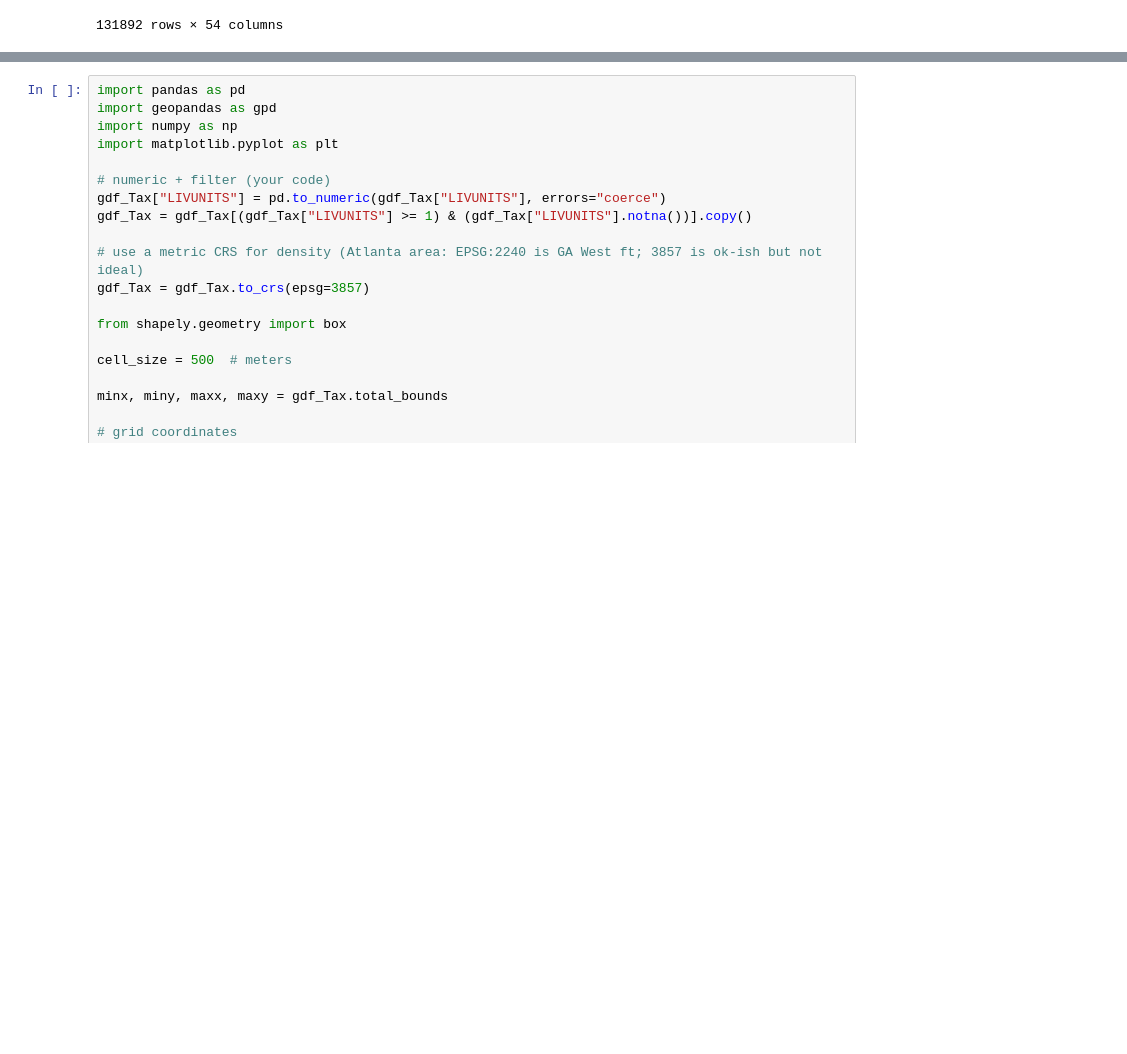
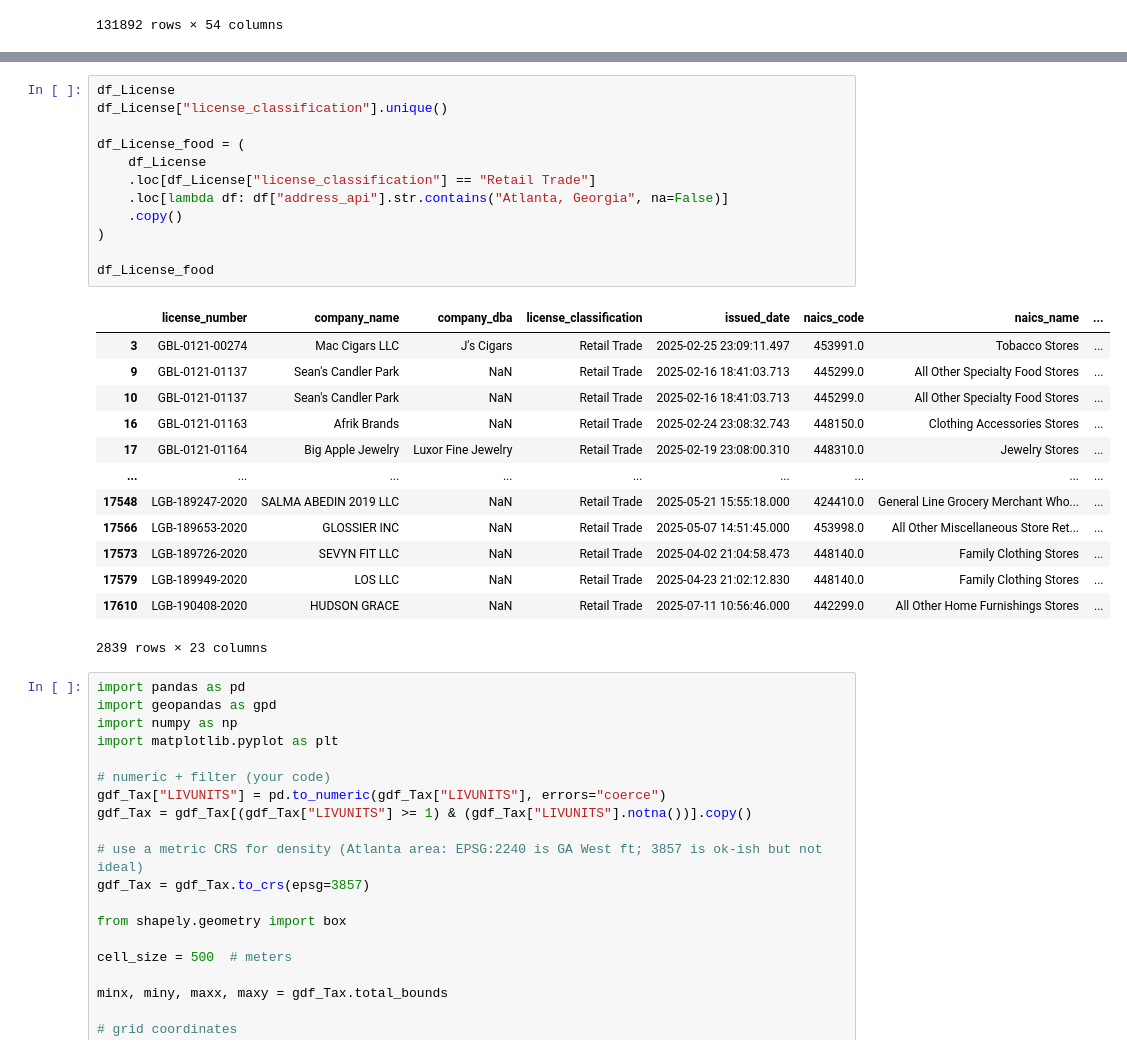
Before and after one commit to UhanWu/Invest-Atlanta, a Jupyter notebook: analysis-1.ipynb, the cells around one changed output, grey strips where cells are left out. Saved outputs shown, nothing was run; the diff lists cells and outputs as text; blank space fills up the shorter version.

```diff
--- a/analysis-1.ipynb
+++ b/analysis-1.ipynb
@@ -131,3 +192,29 @@ gdf_Tax
+# %%
+df_License
+df_License["license_classification"].unique()
+
+df_License_food = (
+    df_License
+    .loc[df_License["license_classification"] == "Retail Trade"]
+    .loc[lambda df: df["address_api"].str.contains("Atlanta, Georgia", na=False)]
+    .copy()
+)
+
+df_License_food
+# %% [output]
+|  | license_number | company_name | company_dba | license_classification | issued_date | naics_code | naics_name | ... |
+| 3 | GBL-0121-00274 | Mac Cigars LLC | J's Cigars | Retail Trade | 2025-02-25 23:09:11.497 | 453991.0 | Tobacco Stores | ... |
+| 9 | GBL-0121-01137 | Sean's Candler Park | NaN | Retail Trade | 2025-02-16 18:41:03.713 | 445299.0 | All Other Specialty Food Stores | ... |
+| 10 | GBL-0121-01137 | Sean's Candler Park | NaN | Retail Trade | 2025-02-16 18:41:03.713 | 445299.0 | All Other Specialty Food Stores | ... |
+| 16 | GBL-0121-01163 | Afrik Brands | NaN | Retail Trade | 2025-02-24 23:08:32.743 | 448150.0 | Clothing Accessories Stores | ... |
+| 17 | GBL-0121-01164 | Big Apple Jewelry | Luxor Fine Jewelry | Retail Trade | 2025-02-19 23:08:00.310 | 448310.0 | Jewelry Stores | ... |
+| ... | ... | ... | ... | ... | ... | ... | ... | ... |
+| 17548 | LGB-189247-2020 | SALMA ABEDIN 2019 LLC | NaN | Retail Trade | 2025-05-21 15:55:18.000 | 424410.0 | General Line Grocery Merchant Who... | ... |
+| 17566 | LGB-189653-2020 | GLOSSIER INC | NaN | Retail Trade | 2025-05-07 14:51:45.000 | 453998.0 | All Other Miscellaneous Store Ret... | ... |
+| 17573 | LGB-189726-2020 | SEVYN FIT LLC | NaN | Retail Trade | 2025-04-02 21:04:58.473 | 448140.0 | Family Clothing Stores | ... |
+| 17579 | LGB-189949-2020 | LOS LLC | NaN | Retail Trade | 2025-04-23 21:02:12.830 | 448140.0 | Family Clothing Stores | ... |
+| 17610 | LGB-190408-2020 | HUDSON GRACE | NaN | Retail Trade | 2025-07-11 10:56:46.000 | 442299.0 | All Other Home Furnishings Stores | ... |
+2839 rows × 23 columns
 # %%
 import pandas as pd
 import geopandas as gpd
```
Also changed, not shown: parts of 4 cells of this notebook.
